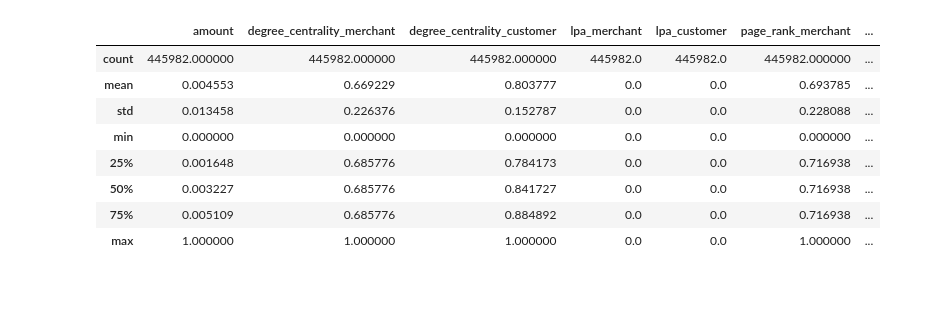
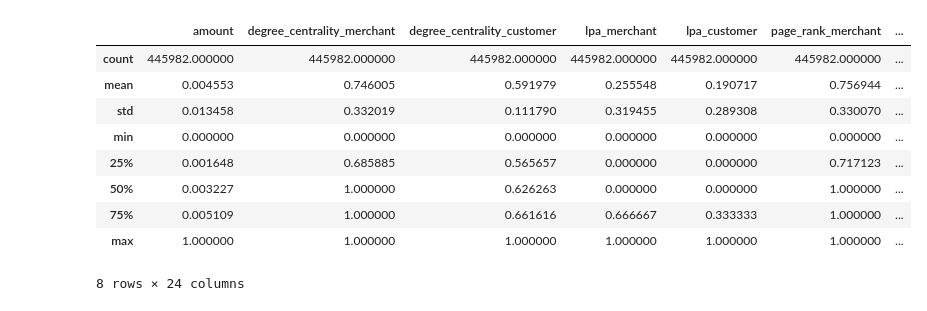
Before and after one commit to Mjh9122/fraud_detection, a Jupyter notebook: mrmr.ipynb, the cells around one changed output. Drawn from its saved outputs; the diff is of its cells as text; code cells hidden in the pictures.

```diff
--- a/mrmr.ipynb
+++ b/mrmr.ipynb
@@ -3,17 +3,18 @@ from mrmr import mrmr_classif
 import numpy as np
 import pandas as pd
 # %%
-X = pd.read_csv('./active_datasets/original_paper_features_train.csv')
+X = pd.read_csv('./active_datasets/all_features_train.csv')
 y = pd.read_csv('./active_datasets/y_train.csv', header=None)
 X.describe()
 # %% [output]
 |  | amount | degree_centrality_merchant | degree_centrality_customer | lpa_merchant | lpa_customer | page_rank_merchant | ... |
-| count | 445982.000000 | 445982.000000 | 445982.000000 | 445982.0 | 445982.0 | 445982.000000 | ... |
-| mean | 0.004553 | 0.669229 | 0.803777 | 0.0 | 0.0 | 0.693785 | ... |
-| std | 0.013458 | 0.226376 | 0.152787 | 0.0 | 0.0 | 0.228088 | ... |
-| min | 0.000000 | 0.000000 | 0.000000 | 0.0 | 0.0 | 0.000000 | ... |
-| 25% | 0.001648 | 0.685776 | 0.784173 | 0.0 | 0.0 | 0.716938 | ... |
-| 50% | 0.003227 | 0.685776 | 0.841727 | 0.0 | 0.0 | 0.716938 | ... |
-| 75% | 0.005109 | 0.685776 | 0.884892 | 0.0 | 0.0 | 0.716938 | ... |
-| max | 1.000000 | 1.000000 | 1.000000 | 0.0 | 0.0 | 1.000000 | ... |
+| count | 445982.000000 | 445982.000000 | 445982.000000 | 445982.000000 | 445982.000000 | 445982.000000 | ... |
+| mean | 0.004553 | 0.746005 | 0.591979 | 0.255548 | 0.190717 | 0.756944 | ... |
+| std | 0.013458 | 0.332019 | 0.111790 | 0.319455 | 0.289308 | 0.330070 | ... |
+| min | 0.000000 | 0.000000 | 0.000000 | 0.000000 | 0.000000 | 0.000000 | ... |
+| 25% | 0.001648 | 0.685885 | 0.565657 | 0.000000 | 0.000000 | 0.717123 | ... |
+| 50% | 0.003227 | 1.000000 | 0.626263 | 0.000000 | 0.000000 | 1.000000 | ... |
+| 75% | 0.005109 | 1.000000 | 0.661616 | 0.666667 | 0.333333 | 1.000000 | ... |
+| max | 1.000000 | 1.000000 | 1.000000 | 1.000000 | 1.000000 | 1.000000 | ... |
+8 rows × 24 columns
 # %%
```
Also changed, not shown: parts of 4 cells of this notebook, 14 other files.
